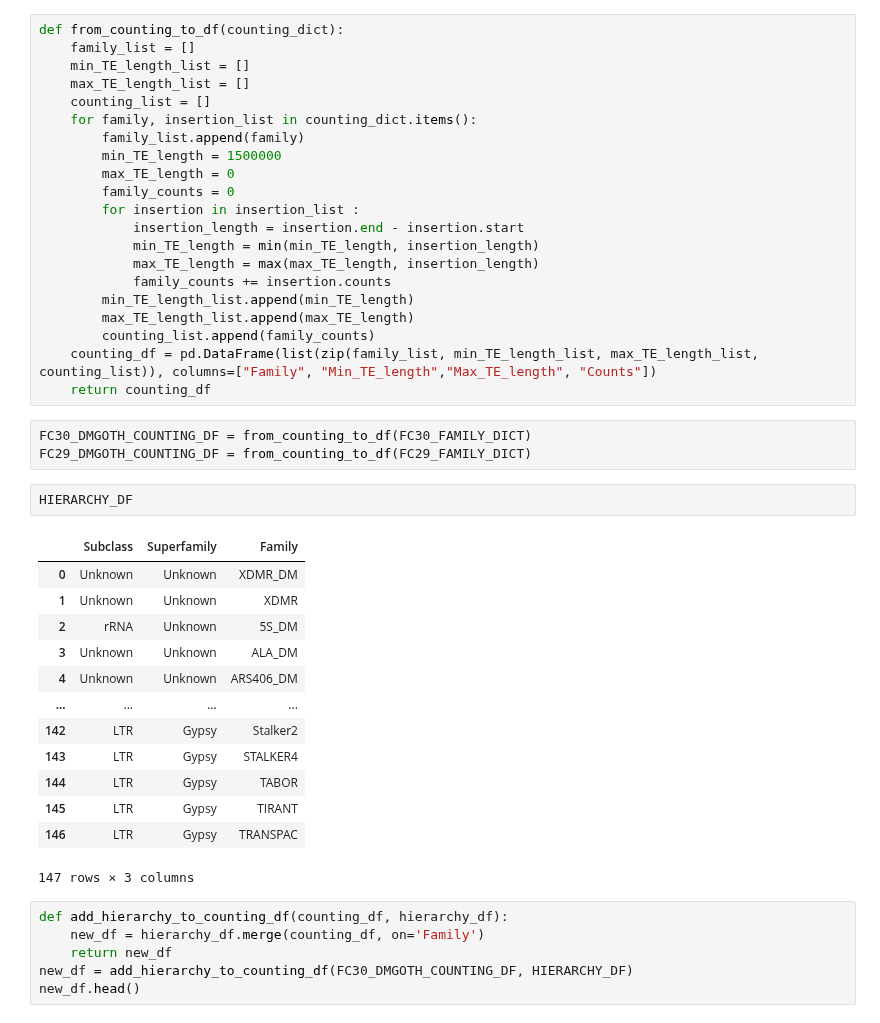
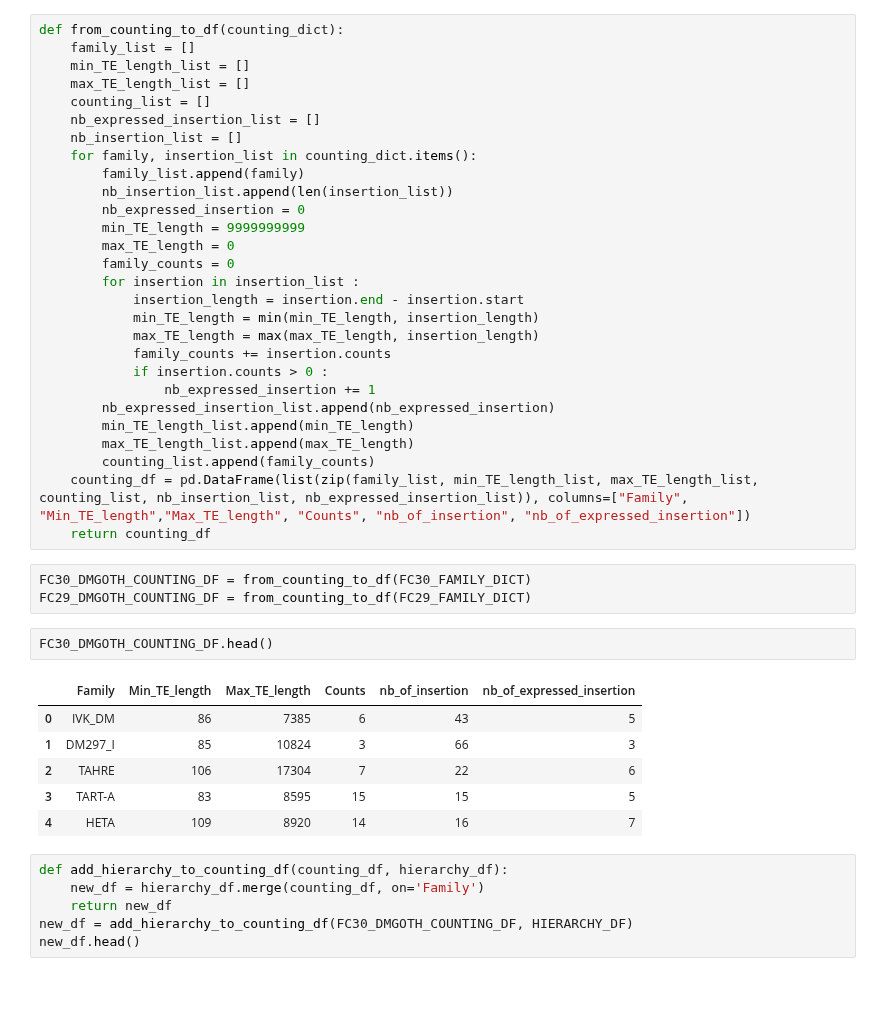
Before and after one commit to EricAmren/TE_LR_RNAseq, a Jupyter notebook: TE_LR_RNAseq_notebook.ipynb, the cells around one changed output. Saved outputs shown, nothing was run; the diff lists cells and outputs as text; blank space fills up the shorter version.

Commit message:
New TE data table

```diff
--- a/TE_LR_RNAseq_notebook.ipynb
+++ b/TE_LR_RNAseq_notebook.ipynb
@@ -164,9 +146,13 @@ def from_counting_to_df(counting_dict):
     min_TE_length_list = []
     max_TE_length_list = []
     counting_list = []
+    nb_expressed_insertion_list = []
+    nb_insertion_list = []
     for family, insertion_list in counting_dict.items():
         family_list.append(family)
-        min_TE_length = 1500000
+        nb_insertion_list.append(len(insertion_list))
+        nb_expressed_insertion = 0
+        min_TE_length = 9999999999
         max_TE_length = 0
         family_counts = 0
         for insertion in insertion_list :
@@ -174,30 +160,26 @@ def from_counting_to_df(counting_dict):
             min_TE_length = min(min_TE_length, insertion_length)
             max_TE_length = max(max_TE_length, insertion_length)
             family_counts += insertion.counts
+            if insertion.counts > 0 :
+                nb_expressed_insertion += 1
+        nb_expressed_insertion_list.append(nb_expressed_insertion)
         min_TE_length_list.append(min_TE_length)
         max_TE_length_list.append(max_TE_length)
         counting_list.append(family_counts)
-    counting_df = pd.DataFrame(list(zip(family_list, min_TE_length_list, max_TE_length_list, counting_list)), columns=["Family", "Min_TE_length","Max_TE_length", "Counts"])
+    counting_df = pd.DataFrame(list(zip(family_list, min_TE_length_list, max_TE_length_list, counting_list, nb_insertion_list, nb_expressed_insertion_list)), columns=["Family", "Min_TE_length","Max_TE_length", "Counts", "nb_of_insertion", "nb_of_expressed_insertion"])
     return counting_df
 # %%
 FC30_DMGOTH_COUNTING_DF = from_counting_to_df(FC30_FAMILY_DICT)
 FC29_DMGOTH_COUNTING_DF = from_counting_to_df(FC29_FAMILY_DICT)
-# %%
-HIERARCHY_DF
-# %% [output]
-|  | Subclass | Superfamily | Family |
-| 0 | Unknown | Unknown | XDMR_DM |
-| 1 | Unknown | Unknown | XDMR |
-| 2 | rRNA | Unknown | 5S_DM |
-| 3 | Unknown | Unknown | ALA_DM |
-| 4 | Unknown | Unknown | ARS406_DM |
-| ... | ... | ... | ... |
-| 142 | LTR | Gypsy | Stalker2 |
-| 143 | LTR | Gypsy | STALKER4 |
-| 144 | LTR | Gypsy | TABOR |
-| 145 | LTR | Gypsy | TIRANT |
-| 146 | LTR | Gypsy | TRANSPAC |
-147 rows × 3 columns
+# %%
+FC30_DMGOTH_COUNTING_DF.head()
+# %% [output]
+|  | Family | Min_TE_length | Max_TE_length | Counts | nb_of_insertion | nb_of_expressed_insertion |
+| 0 | IVK_DM | 86 | 7385 | 6 | 43 | 5 |
+| 1 | DM297_I | 85 | 10824 | 3 | 66 | 3 |
+| 2 | TAHRE | 106 | 17304 | 7 | 22 | 6 |
+| 3 | TART-A | 83 | 8595 | 15 | 15 | 5 |
+| 4 | HETA | 109 | 8920 | 14 | 16 | 7 |
 # %%
 def add_hierarchy_to_counting_df(counting_df, hierarchy_df):
     new_df = hierarchy_df.merge(counting_df, on='Family')
```
Also changed, not shown: parts of 5 cells of this notebook, 1 other file.
